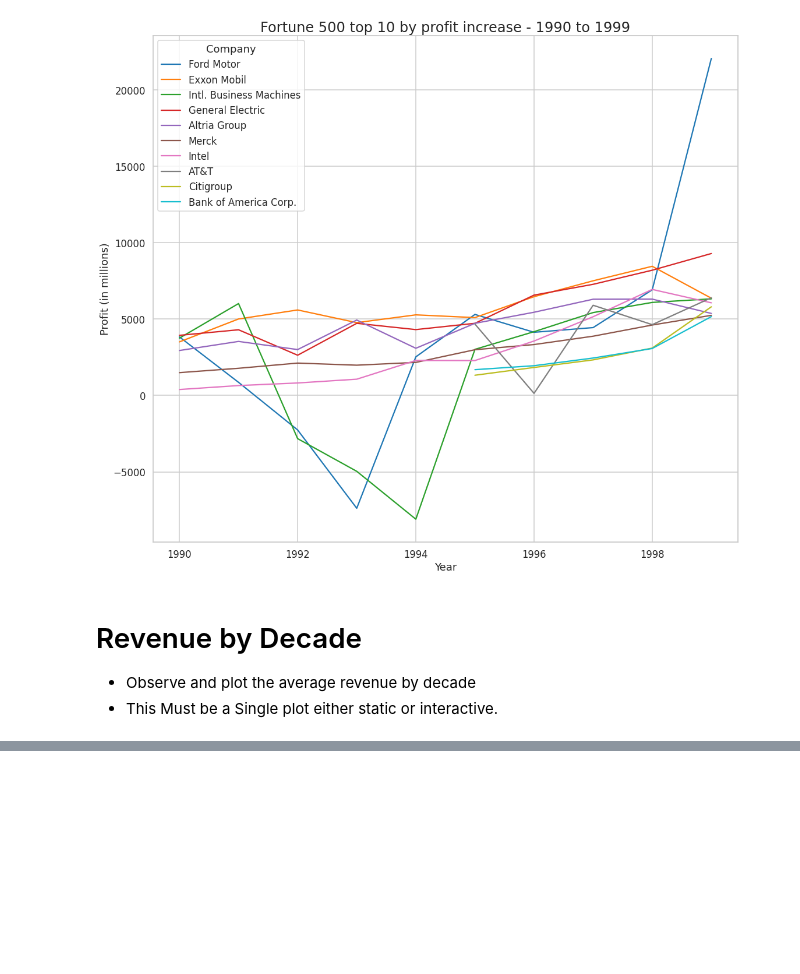
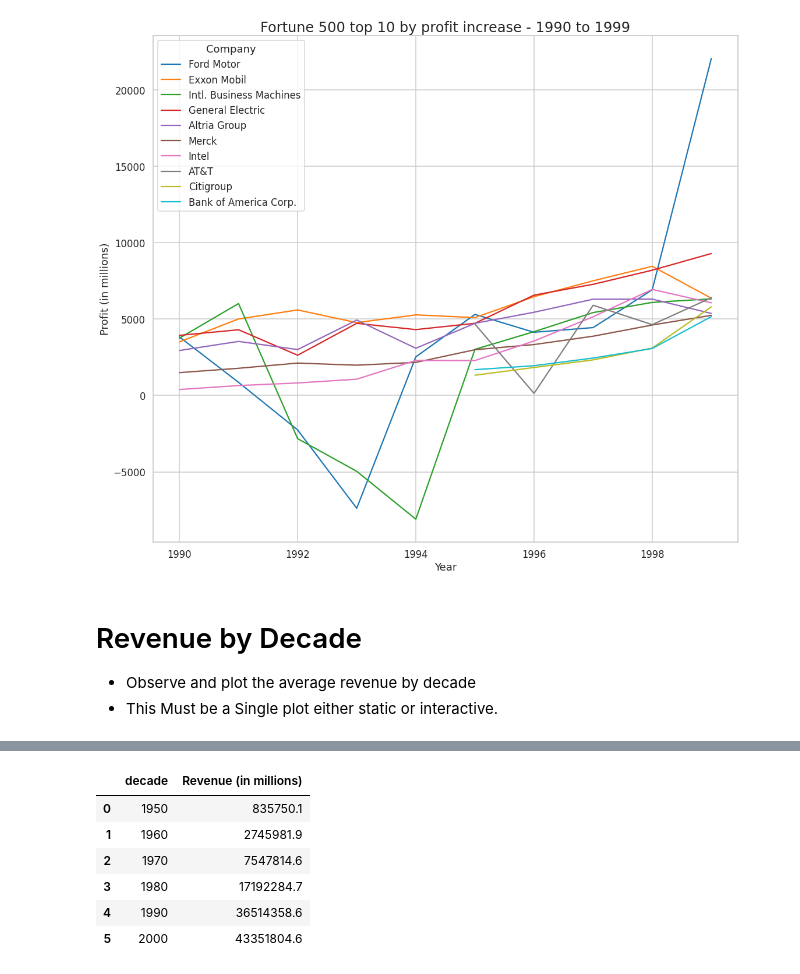
Before and after one commit to sean-halpin/data_vis, a Jupyter notebook: data_vis.ipynb, the cells around one changed output, grey strips where cells are left out. Saved outputs shown, nothing was run; the diff lists cells and outputs as text; code cells hidden in the pictures; blank space fills up the shorter version.

```diff
--- a/data_vis.ipynb
+++ b/data_vis.ipynb
@@ -387,0 +407,11 @@ either static or interactive.
+# %%
+df_decade_revenue_sorted = df_decade_revenue[['decade','Revenue (in millions)']].sort_values("decade", ascending=True)
+df_decade_revenue_sorted
+# %% [output]
+|  | decade | Revenue (in millions) |
+| 0 | 1950 | 835750.1 |
+| 1 | 1960 | 2745981.9 |
+| 2 | 1970 | 7547814.6 |
+| 3 | 1980 | 17192284.7 |
+| 4 | 1990 | 36514358.6 |
+| 5 | 2000 | 43351804.6 |
```
Also changed, not shown: parts of 4 cells of this notebook.
